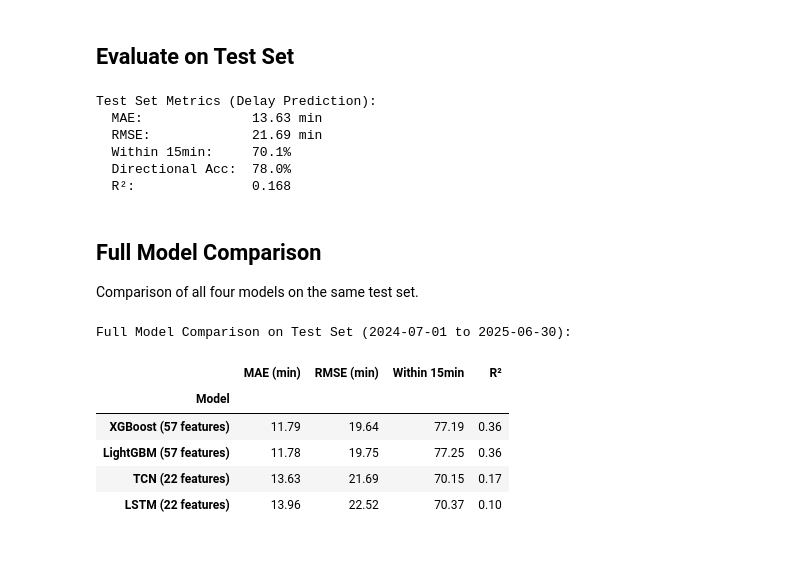
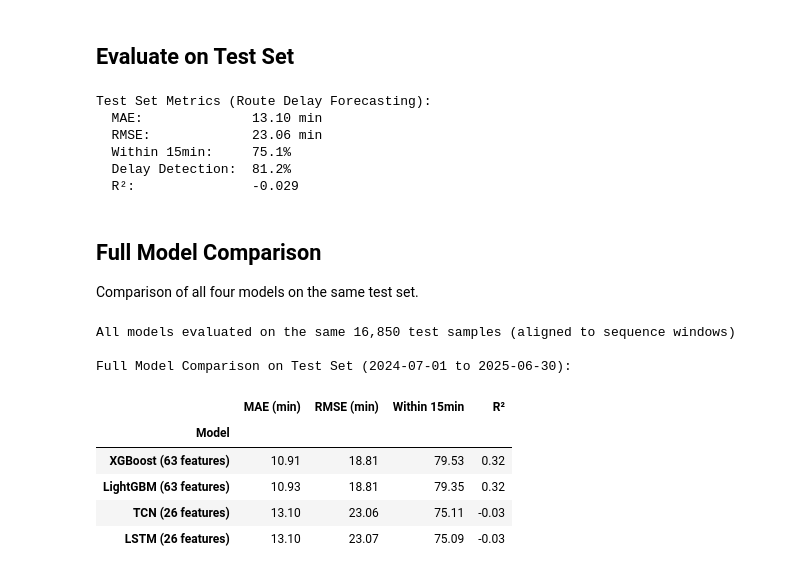
Before and after one commit to tisyasharma/flight-delay-forecasting, a Jupyter notebook: notebooks/07_tcn_model.ipynb, the cells around one changed output. Saved outputs shown, nothing was run; the diff lists cells and outputs as text; code cells hidden in the pictures.

```diff
--- a/notebooks/07_tcn_model.ipynb
+++ b/notebooks/07_tcn_model.ipynb
@@ -52,11 +52,11 @@ Features: ['avg_arr_delay', 'day_of_week_sin', 'day_of_week_cos', 'month_sin', '
 # create train/val/test splits and data loaders
 config = {
     'sequence_length': 28,
-    'batch_size': 32,
-    'num_channels': [32, 64, 64],
-    'kernel_size': 3,
-    'dropout': 0.2,
-    'learning_rate': 0.001,
+    'batch_size': 64,
+    'num_channels': [64, 64, 128, 128],
+    'kernel_size': 4,
+    'dropout': 0.36,
+    'learning_rate': 0.0024,
     'epochs': 50,
 }
 
@@ -113,7 +113,7 @@ Model is trained via `src/training/train_tcn.py` and saved to `trained_models/`.
 # load trained TCN from checkpoint
 checkpoint = torch.load('../trained_models/best_tcn_arr_delay.pt', map_location=device, weights_only=False)
 
-model = FlightDelayTCN(
+model = RouteDelayTCN(
     input_size=checkpoint.get('input_size', len(available_features)),
     num_channels=checkpoint.get('num_channels', config['num_channels']),
     kernel_size=checkpoint.get('kernel_size', config['kernel_size']),
@@ -162,19 +162,19 @@ test_targets = np.array(test_targets)
 
 metrics = calculate_delay_metrics(test_targets, predictions)
 
-print('\nTest Set Metrics (Delay Prediction):')
+print('\nTest Set Metrics (Route Delay Forecasting):')
 print(f'  MAE:              {metrics["mae"]:.2f} min')
 print(f'  RMSE:             {metrics["rmse"]:.2f} min')
 print(f'  Within 15min:     {metrics["within_15"]:.1f}%')
-print(f'  Directional Acc:  {metrics["directional"]:.1f}%')
-print(f'  R²:               {metrics["r2"]:.3f}')
+print(f'  Delay Detection:  {metrics["threshold_acc"]:.1f}%')
+print(f'  R\u00b2:               {metrics["r2"]:.3f}')
 # %% [output]
-Test Set Metrics (Delay Prediction):
-  MAE:              13.63 min
-  RMSE:             21.69 min
-  Within 15min:     70.1%
-  Directional Acc:  78.0%
-  R²:               0.168
+Test Set Metrics (Route Delay Forecasting):
+  MAE:              13.10 min
+  RMSE:             23.06 min
+  Within 15min:     75.1%
+  Delay Detection:  81.2%
+  R²:               -0.029
 # %% [markdown]
 ## Full Model Comparison
 
@@ -182,15 +182,15 @@ Comparison of all four models on the same test set.
 # %%
 import joblib
 
-# LSTM comparison
+# LSTM comparison on same test sequences
 lstm_path = '../trained_models/best_lstm_arr_delay.pt'
 checkpoint = torch.load(lstm_path, map_location=device, weights_only=False)
 
-lstm_model = FlightDelayLSTM(
+lstm_model = RouteDelayLSTM(
     input_size=checkpoint.get('input_size', len(available_features)),
-    hidden_size=checkpoint.get('hidden_size', 64),
-    num_layers=checkpoint.get('num_layers', 2),
-    dropout=checkpoint.get('dropout', 0.3)
+    hidden_size=checkpoint.get('hidden_size', 96),
+    num_layers=checkpoint.get('num_layers', 1),
+    dropout=checkpoint.get('dropout', 0.14)
 )
 lstm_model.load_state_dict(checkpoint['model_state_dict'])
 lstm_model.to(device)
@@ -198,45 +198,55 @@ lstm_model.eval()
 
 lstm_predictions = []
 with torch.no_grad():
     for x_batch, _ in test_loader:
         x_batch = x_batch.to(device)
         preds = lstm_model(x_batch)
         lstm_predictions.extend(preds.cpu().numpy())
 lstm_predictions = np.array(lstm_predictions)
 lstm_metrics = calculate_delay_metrics(test_targets, lstm_predictions)
 
-# tree-based models on the same test period
+# gradient boosting models aligned to the same test samples as the sequence models
+# sequence creation drops the first 28 days per route, so we need to match those indices
 from src.config import TABULAR_FEATURES
 
 tabular_features = [c for c in TABULAR_FEATURES if c in df.columns]
 target_col = 'avg_arr_delay'
 
-tree_test_df = df[df['date'] >= TEST_START].dropna(subset=tabular_features + [target_col])
-y_tree_test = tree_test_df[target_col].values
+seq_len = config['sequence_length']
+aligned_rows = []
+for route in test_df['route'].unique():
+    rdf = test_df[test_df['route'] == route].sort_values('date')
+    aligned_rows.extend(rdf.index[seq_len:])
 
-# pass DataFrames (not .values) so sklearn doesn't warn about missing feature names
+tree_test_aligned = test_df.loc[aligned_rows]
+y_tree_test = tree_test_aligned[target_col].values
+
 xgb_model = joblib.load('../trained_models/xgboost_delay.pkl')
-xgb_preds = xgb_model.predict(tree_test_df[tabular_features])
+xgb_preds = xgb_model.predict(tree_test_aligned[tabular_features])
 xgb_metrics = calculate_delay_metrics(y_tree_test, xgb_preds)
 
 lgb_model = joblib.load('../trained_models/lightgbm_delay.pkl')
-lgb_preds = lgb_model.predict(tree_test_df[tabular_features])
+lgb_preds = lgb_model.predict(tree_test_aligned[tabular_features])
 lgb_metrics = calculate_delay_metrics(y_tree_test, lgb_preds)
 
+print(f'All models evaluated on the same {len(y_tree_test):,} test samples (aligned to sequence windows)')
+
 comparison = pd.DataFrame([
-    {'Model': 'XGBoost (57 features)', 'MAE (min)': xgb_metrics['mae'], 'RMSE (min)': xgb_metrics['rmse'], 'Within 15min': xgb_metrics['within_15'], 'R²': xgb_metrics['r2']},
-    {'Model': 'LightGBM (57 features)', 'MAE (min)': lgb_metrics['mae'], 'RMSE (min)': lgb_metrics['rmse'], 'Within 15min': lgb_metrics['within_15'], 'R²': lgb_metrics['r2']},
-    {'Model': 'TCN (22 features)', 'MAE (min)': metrics['mae'], 'RMSE (min)': metrics['rmse'], 'Within 15min': metrics['within_15'], 'R²': metrics['r2']},
-    {'Model': 'LSTM (22 features)', 'MAE (min)': lstm_metrics['mae'], 'RMSE (min)': lstm_metrics['rmse'], 'Within 15min': lstm_metrics['within_15'], 'R²': lstm_metrics['r2']},
+    {'Model': f'XGBoost ({len(tabular_features)} features)', 'MAE (min)': xgb_metrics['mae'], 'RMSE (min)': xgb_metrics['rmse'], 'Within 15min': xgb_metrics['within_15'], 'R\u00b2': xgb_metrics['r2']},
+    {'Model': f'LightGBM ({len(tabular_features)} features)', 'MAE (min)': lgb_metrics['mae'], 'RMSE (min)': lgb_metrics['rmse'], 'Within 15min': lgb_metrics['within_15'], 'R\u00b2': lgb_metrics['r2']},
+    {'Model': f'TCN ({len(available_features)} features)', 'MAE (min)': metrics['mae'], 'RMSE (min)': metrics['rmse'], 'Within 15min': metrics['within_15'], 'R\u00b2': metrics['r2']},
+    {'Model': f'LSTM ({len(available_features)} features)', 'MAE (min)': lstm_metrics['mae'], 'RMSE (min)': lstm_metrics['rmse'], 'Within 15min': lstm_metrics['within_15'], 'R\u00b2': lstm_metrics['r2']},
 ]).set_index('Model').round(2)
 
-print('Full Model Comparison on Test Set (2024-07-01 to 2025-06-30):')
+print('\nFull Model Comparison on Test Set (2024-07-01 to 2025-06-30):')
 comparison
 # %% [output]
+All models evaluated on the same 16,850 test samples (aligned to sequence windows)
+
 Full Model Comparison on Test Set (2024-07-01 to 2025-06-30):
 |  | MAE (min) | RMSE (min) | Within 15min | R² |
 | Model |  |  |  |  |
-| XGBoost (57 features) | 11.79 | 19.64 | 77.19 | 0.36 |
-| LightGBM (57 features) | 11.78 | 19.75 | 77.25 | 0.36 |
-| TCN (22 features) | 13.63 | 21.69 | 70.15 | 0.17 |
-| LSTM (22 features) | 13.96 | 22.52 | 70.37 | 0.10 |
+| XGBoost (63 features) | 10.91 | 18.81 | 79.53 | 0.32 |
+| LightGBM (63 features) | 10.93 | 18.81 | 79.35 | 0.32 |
+| TCN (26 features) | 13.10 | 23.06 | 75.11 | -0.03 |
+| LSTM (26 features) | 13.10 | 23.07 | 75.09 | -0.03 |
```
Also changed, not shown: parts of 13 cells of this notebook, 1 other file.
